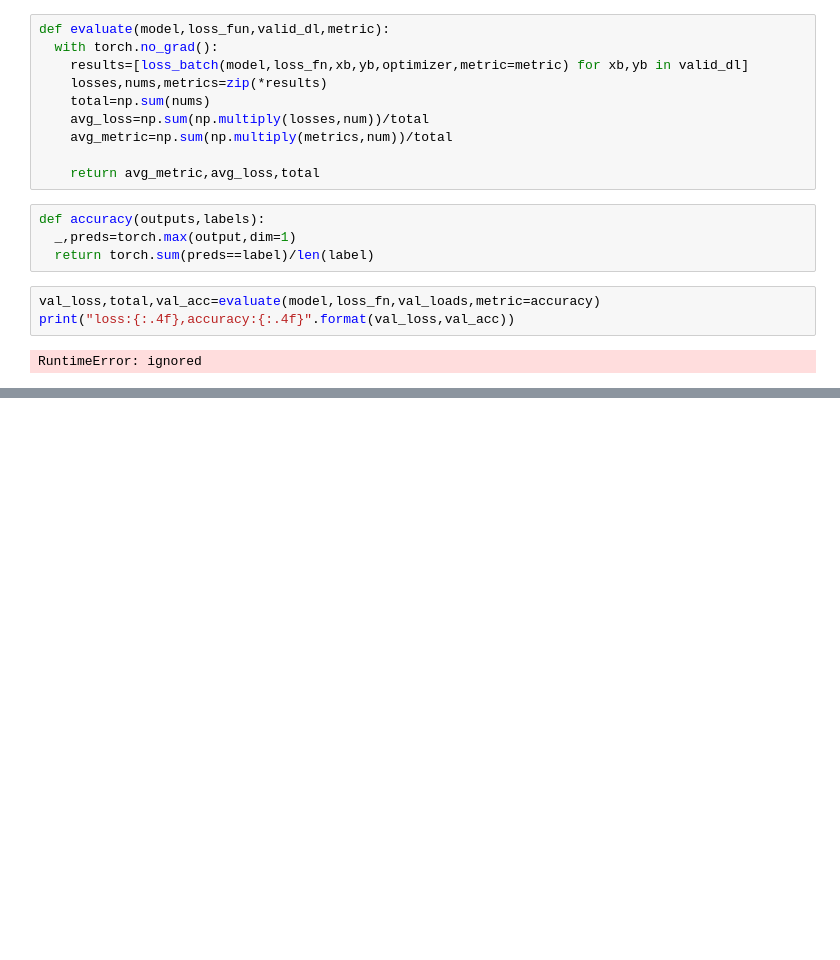
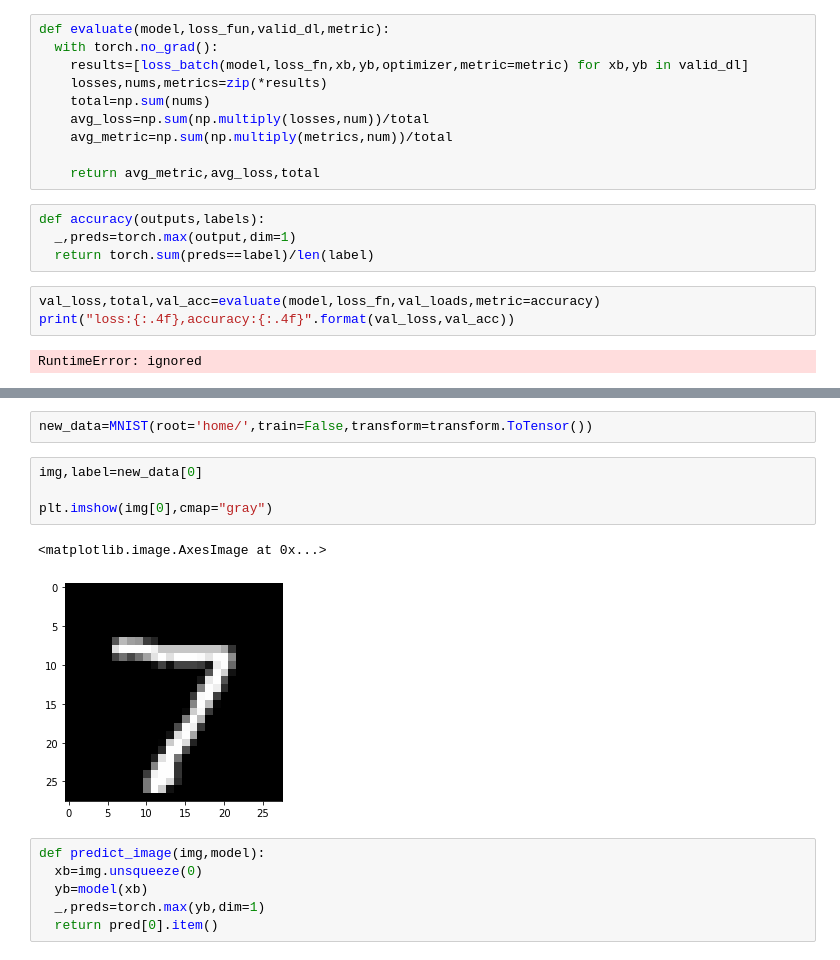
Before and after one commit to Chaitanyate/Deep_learning, a Jupyter notebook: pytorch.ipynb, the cells around one changed output, grey strips where cells are left out. Drawn from its saved outputs; the diff is of its cells as text; blank space fills up the shorter version.

```diff
--- a/pytorch.ipynb
+++ b/pytorch.ipynb
@@ -696,0 +712,15 @@ RuntimeError: ignored
+# %%
+new_data=MNIST(root='home/',train=False,transform=transform.ToTensor())
+# %%
+img,label=new_data[0]
+
+plt.imshow(img[0],cmap="gray")
+# %% [output]
+<matplotlib.image.AxesImage at 0x...>
+[figure, added]
+# %%
+def predict_image(img,model):
+  xb=img.unsqueeze(0)
+  yb=model(xb)
+  _,preds=torch.max(yb,dim=1)
+  return pred[0].item()
```
Also changed, not shown: parts of 13 cells of this notebook.
